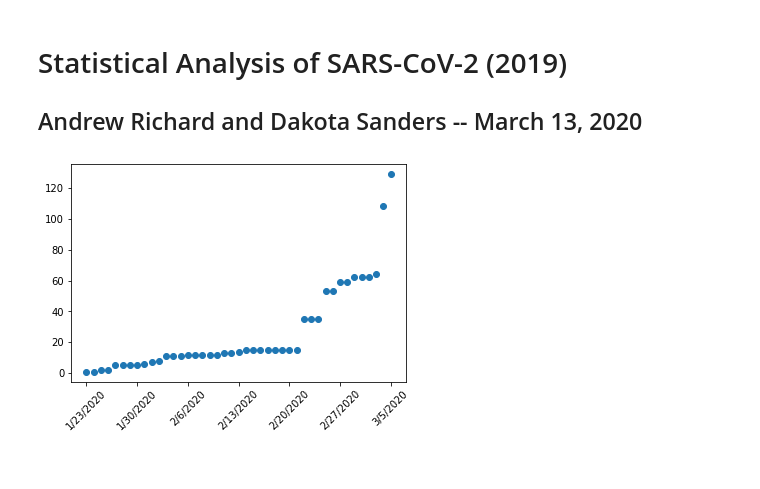
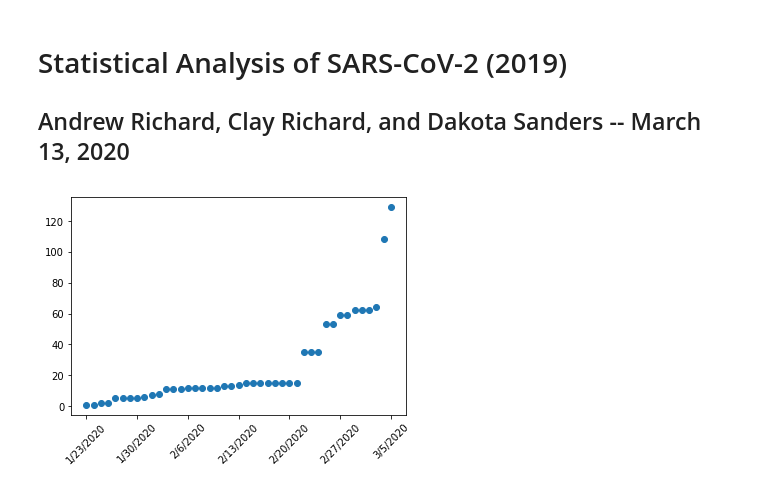
Before and after one commit to DrewRichard7/COVID19, a Jupyter notebook: sarscov2.ipynb, the cells around one changed output. Saved outputs shown, nothing was run; the diff lists cells and outputs as text; code cells hidden in the pictures.

Commit message:
Added Clay's name, commented some unused libraries

```diff
--- a/sarscov2.ipynb
+++ b/sarscov2.ipynb
@@ -1,27 +1,27 @@
 # %% [markdown]
 # Statistical Analysis of SARS-CoV-2 (2019)
-## Andrew Richard and Dakota Sanders -- March 13, 2020
+## Andrew Richard, Clay Richard, and Dakota Sanders -- March 13, 2020
 # %%
 from matplotlib import pyplot as plt
 import numpy as np
 import pandas as pd
 from matplotlib.widgets import MultiCursor
 import statistics
 import scipy.stats
 try:
     df = pd.read_csv(
-        'COVID19/who_covid_19_situation_reports/who_covid_19_sit_rep_time_series/who_covid_19_sit_rep_time_series.csv', index_col=0)
+        'COVID-19/who_covid_19_situation_reports/who_covid_19_sit_rep_time_series/who_covid_19_sit_rep_time_series.csv', index_col=0)
 except:
     print("Dataset not available, please clone repo listed in README")
     exit()
 df.set_index("Country/Region", inplace=True)
 dates = df.iloc[42, 3:46].reset_index()
 # print(dates)
 x = dates['index']
 y = dates["United States of America"]
 fig = plt.figure()
 plt.scatter(x,y)
 plt.xticks(np.arange(0,len(x),step=7), rotation=45)
 plt.show()
 # %% [output]
-[figure, old version]
+[figure, new version]
```
